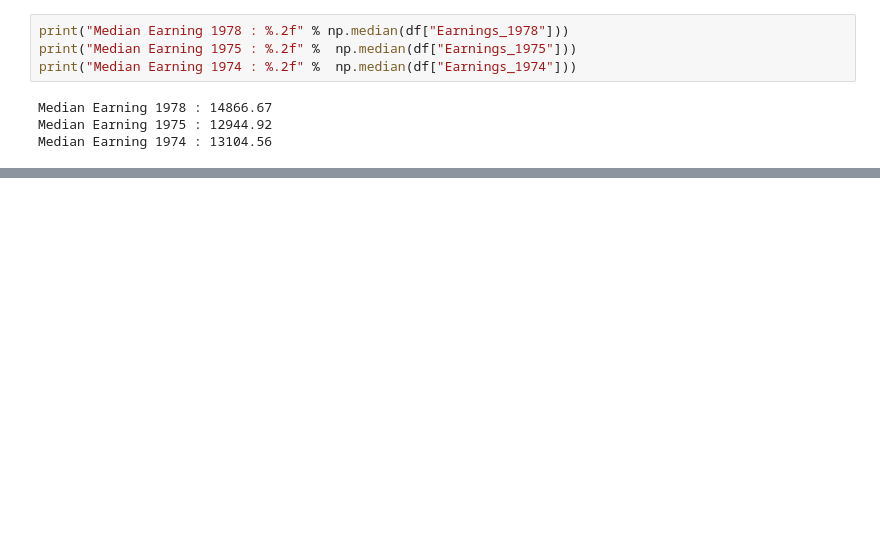
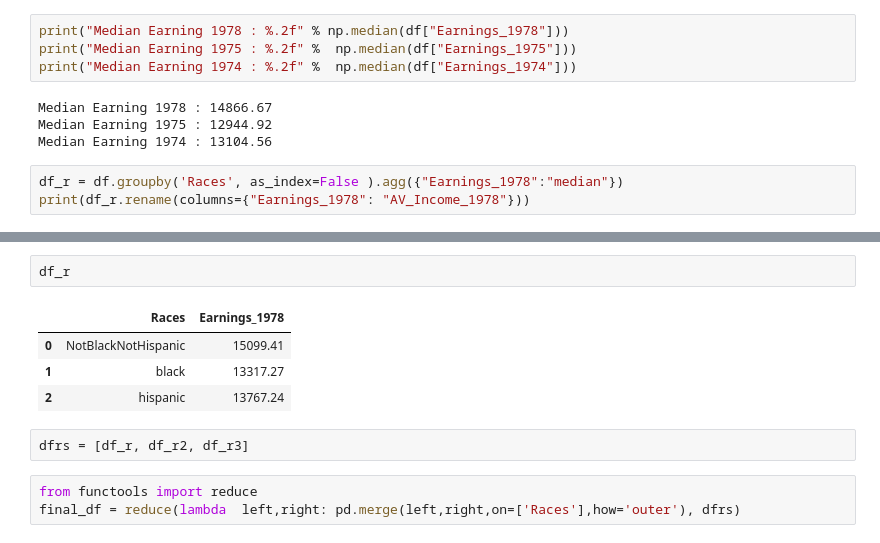
Before and after one commit to fadesere/BSIP_Assignment_1_Students, a Jupyter notebook: Assignment.ipynb, the cells around one changed output, grey strips where cells are left out. Drawn from its saved outputs; the diff is of its cells as text; blank space fills up the shorter version.

```diff
--- a/Assignment.ipynb
+++ b/Assignment.ipynb
@@ -427,3 +466,6 @@ print("Median Earning 1974 : %.2f" %  np.median(df["Earnings_1974"]))
 Median Earning 1978 : 14866.67
 Median Earning 1975 : 12944.92
 Median Earning 1974 : 13104.56
+# %%
+df_r = df.groupby('Races', as_index=False ).agg({"Earnings_1978":"median"})
+print(df_r.rename(columns={"Earnings_1978": "AV_Income_1978"}))
@@ -429,0 +500,12 @@ Median Earning 1974 : 13104.56
+# %%
+df_r
+# %% [output]
+|  | Races | Earnings_1978 |
+| 0 | NotBlackNotHispanic | 15099.41 |
+| 1 | black | 13317.27 |
+| 2 | hispanic | 13767.24 |
+# %%
+dfrs = [df_r, df_r2, df_r3]
+# %%
+from functools import reduce
+final_df = reduce(lambda  left,right: pd.merge(left,right,on=['Races'],how='outer'), dfrs)
```
Also changed, not shown: parts of 13 cells of this notebook.
